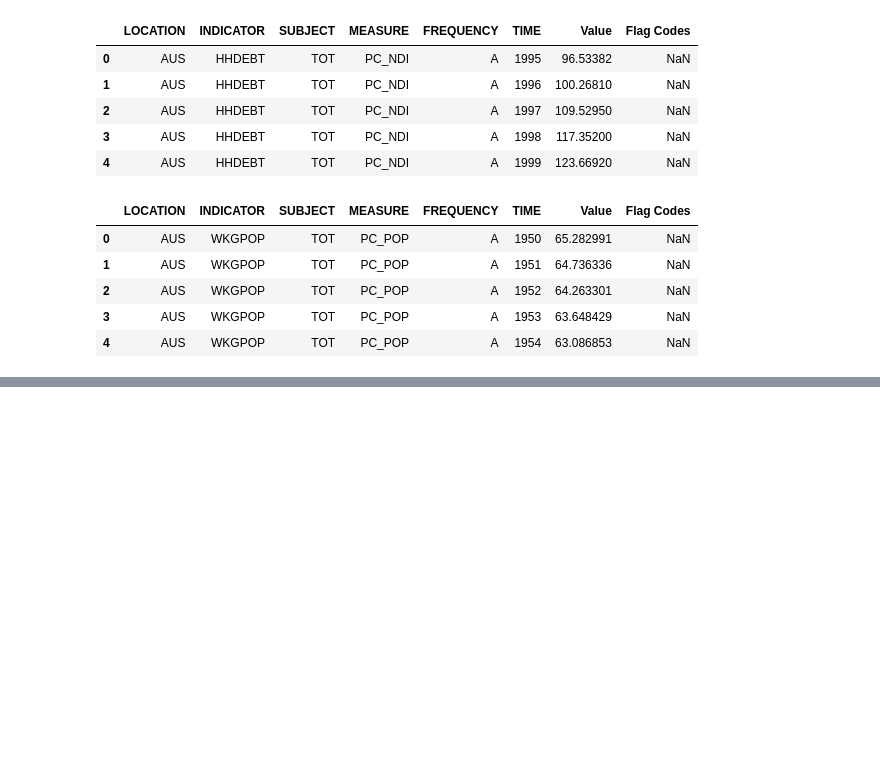
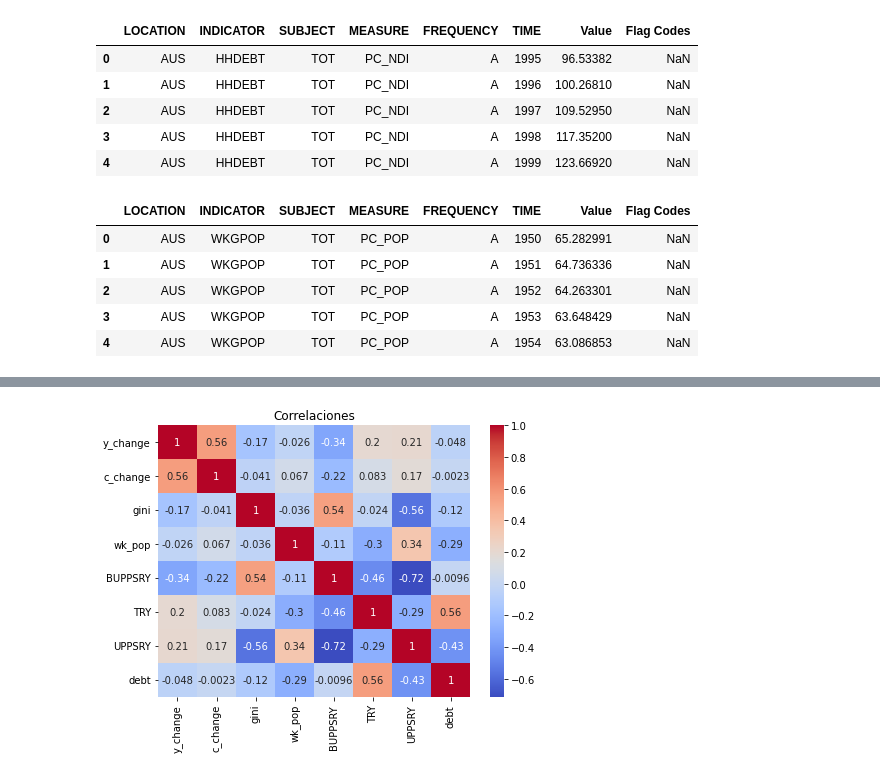
Before and after one commit to danielgsura/macro, a Jupyter notebook: GDP/mpc/MPC_calculation_OECD.ipynb, the cells around one changed output, grey strips where cells are left out. Drawn from its saved outputs; the diff is of its cells as text; code cells hidden in the pictures; blank space fills up the shorter version.

```diff
--- a/GDP/mpc/MPC_calculation_OECD.ipynb
+++ b/GDP/mpc/MPC_calculation_OECD.ipynb
@@ -75,0 +87,3 @@ df_pop.head()
+# %%
+df_edu = pd.read_csv('adult_education.csv')
+df_edu.head()
@@ -75,0 +163,9 @@ df_pop.head()
+# %%
+# edu
+df_edu1 = df_edu[df_edu['SUBJECT'].isin(['BUPPSRY', 'TRY', 'UPPSRY'])].copy()
+df_edu1w = df_edu1.pivot(index=['LOCATION', 'TIME'], columns='SUBJECT', values='Value').reset_index()
+df_edu1w['key'] = df_edu1w['LOCATION'] + df_edu1w['TIME'].astype(str)
+df_edu1w['BUPPSRY'] = df_edu1w['BUPPSRY'] / 100
+df_edu1w['UPPSRY'] = df_edu1w['UPPSRY'] / 100
+df_edu1w['TRY'] = df_edu1w['TRY'] / 100
+df_edu1w
@@ -75,0 +186,8 @@ df_pop.head()
+# %%
+# debt
+df_d1 = df_d.copy()
+df_d1.rename(columns = {'Value':'debt'}, inplace = True)
+df_d1 = df_d1[['LOCATION', 'TIME', 'debt']]
+df_d1['debt'] = df_d1['debt'] / 100
+df_d1['key'] = df_d1['LOCATION'] + df_d1['TIME'].astype(str)
+df_d1.head()
@@ -75,0 +258,8 @@ df_pop.head()
+# %%
+df_corr = df_m5[['y_change', 'c_change', 'gini', 'wk_pop','BUPPSRY','TRY', 'UPPSRY' ,'debt']].corr()
+plt.figure(figsize = (7,5))
+sns.heatmap(df_corr, annot = True, cmap = 'coolwarm')
+plt.title('Correlaciones')
+plt.show()
+# %% [output]
+[figure, added]
```
Also changed, not shown: parts of 32 cells of this notebook, 13 other files.
